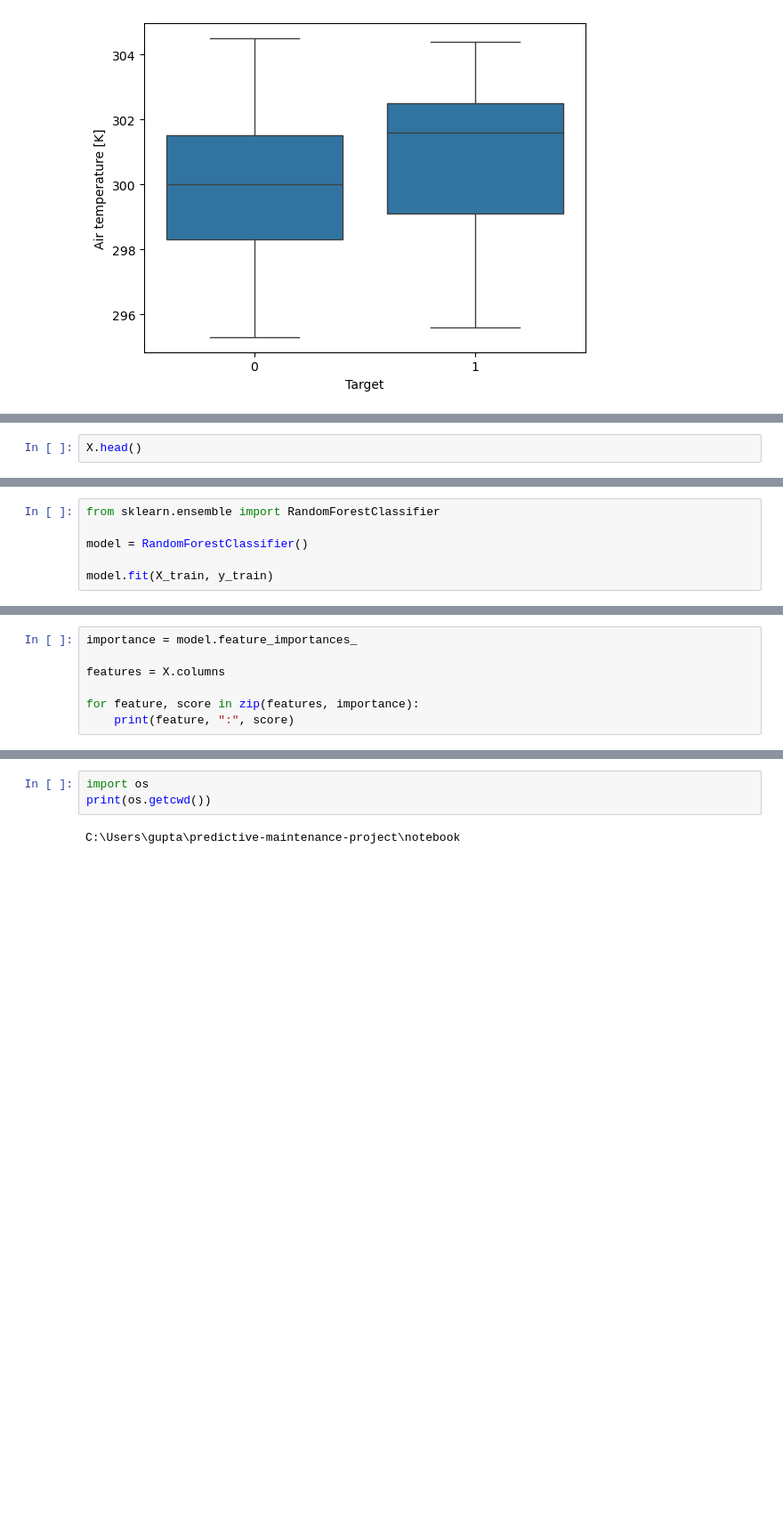
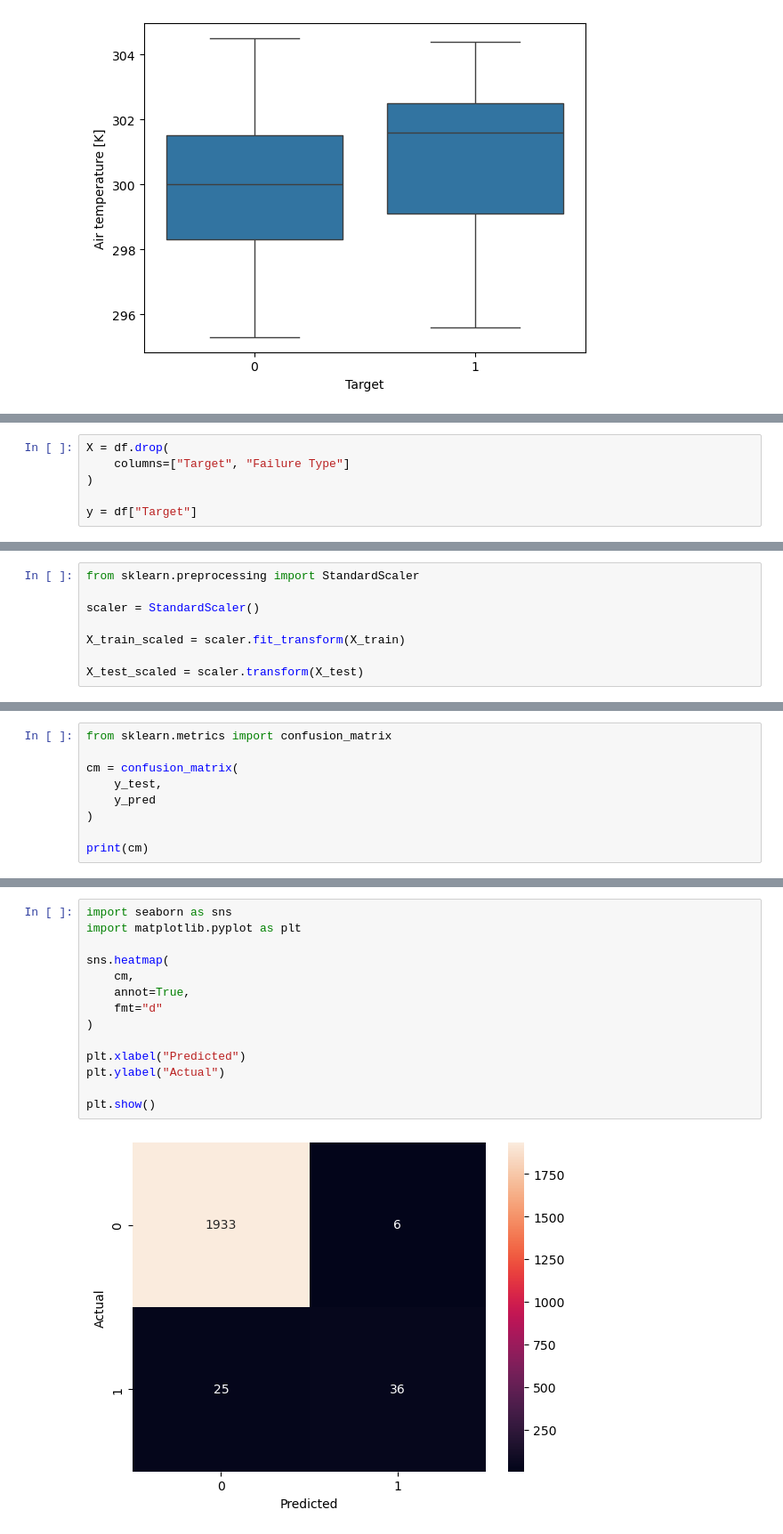
Before and after one commit to Binduathyam/machine-failure-prediction, a Jupyter notebook: predictive_maintenance_project.ipynb, the cells around one changed output, grey strips where cells are left out. Shown at 89% size. Cells and saved outputs as stored; diff of their text form; blank space fills up the shorter version.

```diff
--- a/predictive_maintenance_project.ipynb
+++ b/predictive_maintenance_project.ipynb
@@ -195,2 +189,6 @@ y = df["Target"]
 # %%
-X.head()
+X = df.drop(
+    columns=["Target", "Failure Type"]
+)
+
+y = df["Target"]
@@ -226,8 +208,10 @@ print(X_test.shape)
 (8000, 6)
 (2000, 6)
 # %%
-from sklearn.ensemble import RandomForestClassifier
+from sklearn.preprocessing import StandardScaler
 
-model = RandomForestClassifier()
+scaler = StandardScaler()
 
-model.fit(X_train, y_train)
+X_train_scaled = scaler.fit_transform(X_train)
+
+X_test_scaled = scaler.transform(X_test)
@@ -280,9 +274,11 @@ print(classification_report(y_test, y_pred))
 weighted avg       0.98      0.98      0.98      2000
 # %%
-importance = model.feature_importances_
+from sklearn.metrics import confusion_matrix
 
-features = X.columns
+cm = confusion_matrix(
+    y_test,
+    y_pred
+)
 
-for feature, score in zip(features, importance):
-    print(feature, ":", score)
+print(cm)
 # %% [output]
@@ -295,6 +287,17 @@ Tool wear [min] : 0.16473815951913812
 # %%
-import os
-print(os.getcwd())
+import seaborn as sns
+import matplotlib.pyplot as plt
+
+sns.heatmap(
+    cm,
+    annot=True,
+    fmt="d"
+)
+
+plt.xlabel("Predicted")
+plt.ylabel("Actual")
+
+plt.show()
 # %% [output]
-C:\Users\gupta\predictive-maintenance-project\notebook
+[figure, added]
 # %%
```
Also changed, not shown: parts of 51 cells of this notebook, 14 other files.
